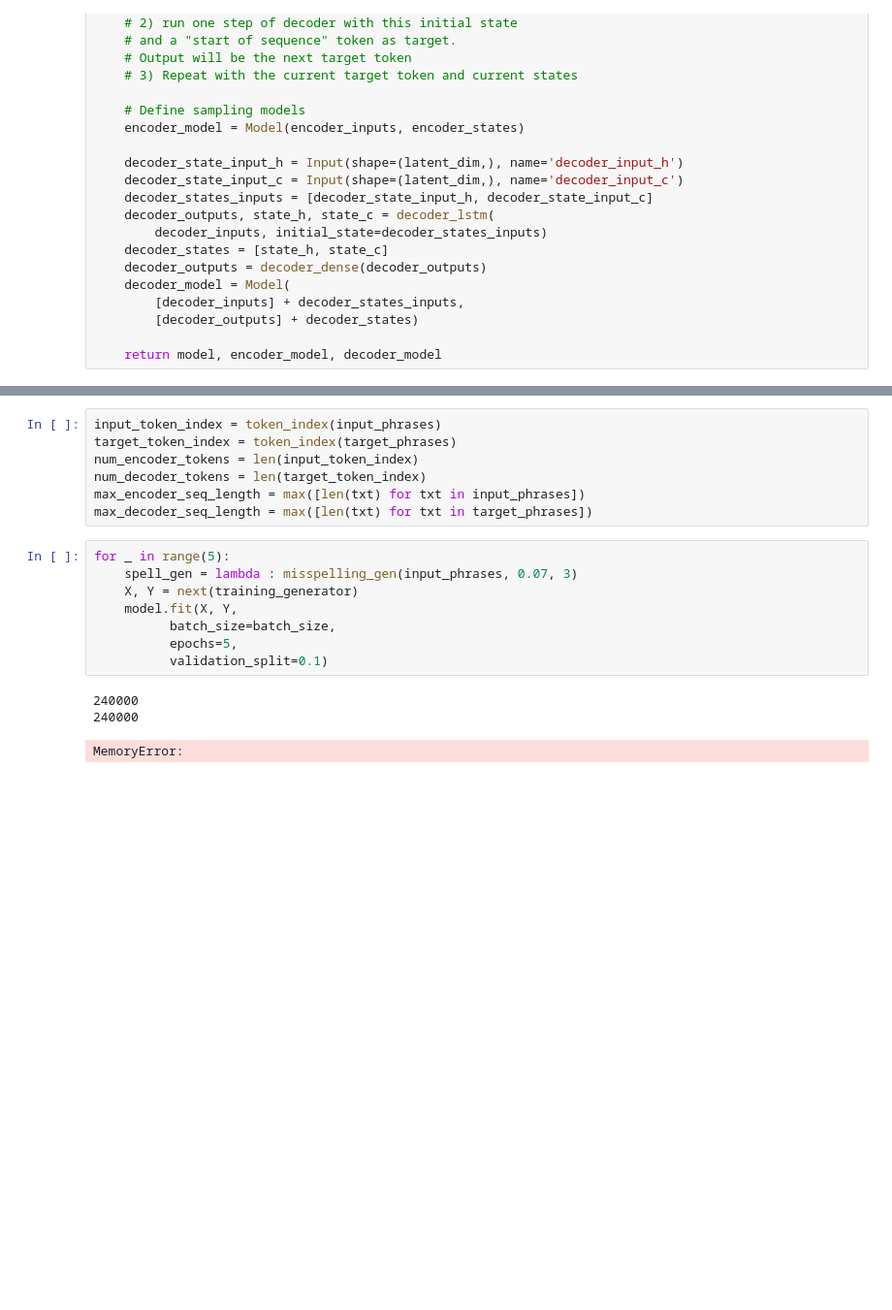
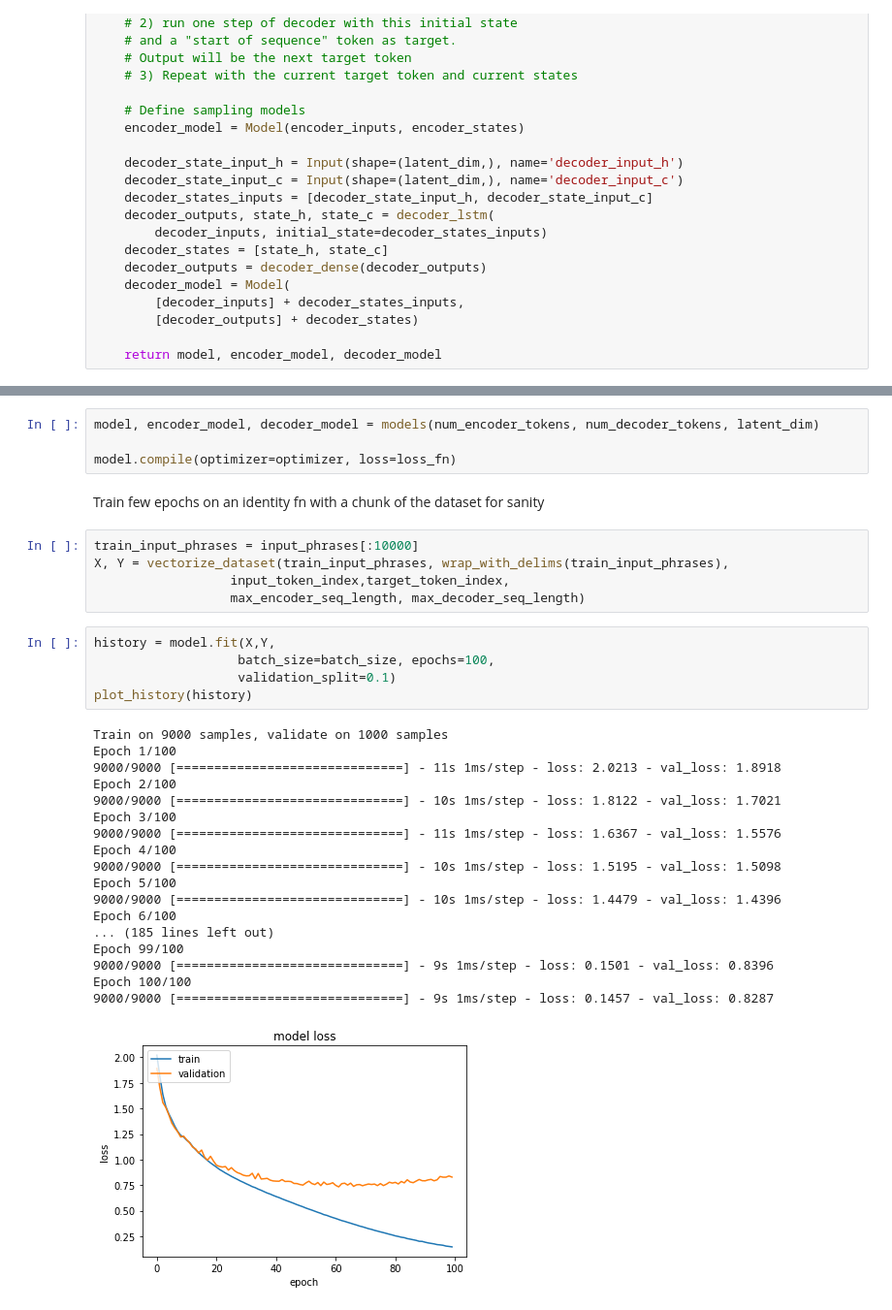
Before and after one commit to cmantas/keras_seq2seq, a Jupyter notebook: Spelling.ipynb, the cells around one changed output, grey strips where cells are left out. Shown: that part at 97% size. Saved outputs shown, nothing was run; the diff lists cells and outputs as text; blank space fills up the shorter version.

```diff
--- a/Spelling.ipynb
+++ b/Spelling.ipynb
@@ -284,19 +147,35 @@ training_generator = vectorized_gen(input_phrases, num_samples, encoder_vectoriz
-# %%
-input_token_index = token_index(input_phrases)
-target_token_index = token_index(target_phrases)
-num_encoder_tokens = len(input_token_index)
-num_decoder_tokens = len(target_token_index)
-max_encoder_seq_length = max([len(txt) for txt in input_phrases])
-max_decoder_seq_length = max([len(txt) for txt in target_phrases])
-# %%
-for _ in range(5):
-    spell_gen = lambda : misspelling_gen(input_phrases, 0.07, 3)
-    X, Y = next(training_generator)
-    model.fit(X, Y,
-          batch_size=batch_size,
-          epochs=5,
-          validation_split=0.1)
-# %% [output]
-240000
-240000
-MemoryError:
+# %%
+model, encoder_model, decoder_model = models(num_encoder_tokens, num_decoder_tokens, latent_dim)
+
+model.compile(optimizer=optimizer, loss=loss_fn)
+# %% [markdown]
+Train few epochs on an identity fn with a chunk of the dataset for sanity
+# %%
+train_input_phrases = input_phrases[:10000]
+X, Y = vectorize_dataset(train_input_phrases, wrap_with_delims(train_input_phrases),
+                  input_token_index,target_token_index,
+                  max_encoder_seq_length, max_decoder_seq_length)
+# %%
+history = model.fit(X,Y,
+                   batch_size=batch_size, epochs=100,
+                   validation_split=0.1)
+plot_history(history)
+# %% [output]
+Train on 9000 samples, validate on 1000 samples
+Epoch 1/100
+9000/9000 [==============================] - 11s 1ms/step - loss: 2.0213 - val_loss: 1.8918
+Epoch 2/100
+9000/9000 [==============================] - 10s 1ms/step - loss: 1.8122 - val_loss: 1.7021
+Epoch 3/100
+9000/9000 [==============================] - 11s 1ms/step - loss: 1.6367 - val_loss: 1.5576
+Epoch 4/100
+9000/9000 [==============================] - 10s 1ms/step - loss: 1.5195 - val_loss: 1.5098
+Epoch 5/100
+9000/9000 [==============================] - 10s 1ms/step - loss: 1.4479 - val_loss: 1.4396
+Epoch 6/100
+... (185 lines left out)
+Epoch 99/100
+9000/9000 [==============================] - 9s 1ms/step - loss: 0.1501 - val_loss: 0.8396
+Epoch 100/100
+9000/9000 [==============================] - 9s 1ms/step - loss: 0.1457 - val_loss: 0.8287
+[figure, added]
```
Also changed, not shown: parts of 53 cells of this notebook.
